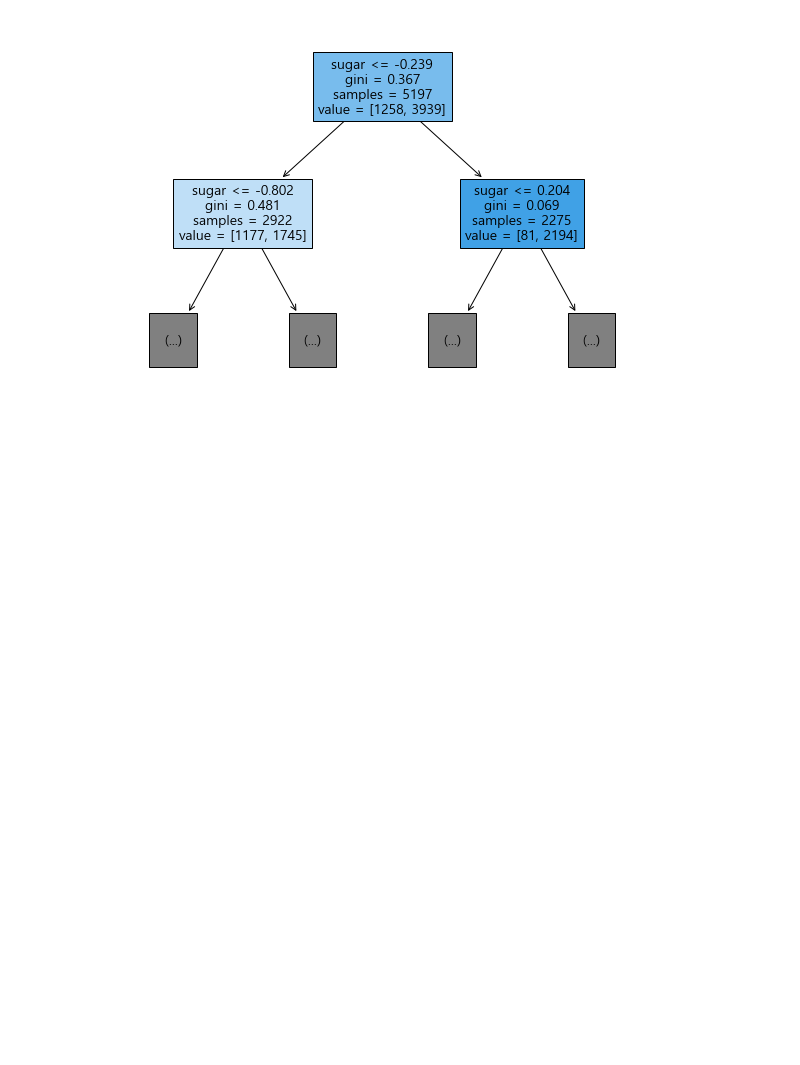
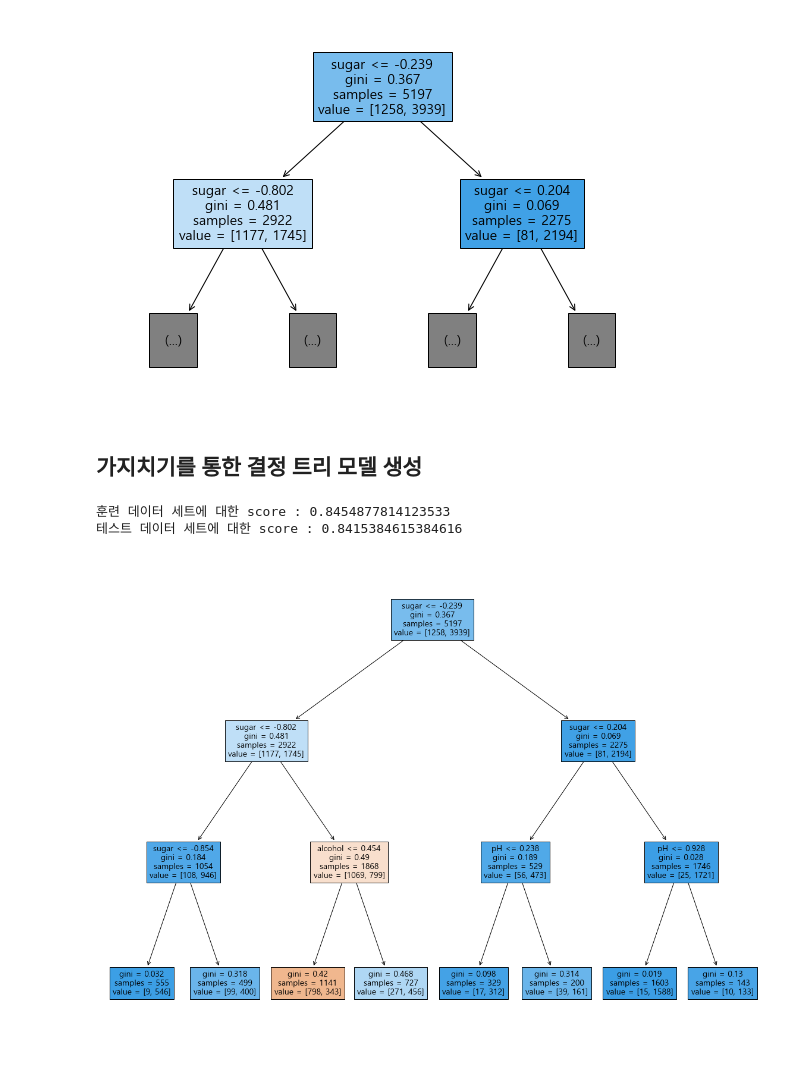
Before and after one commit to updaun/PythonBasic, a Jupyter notebook: jupyter_notebooks/DataModel/DecisionTree.ipynb, the cells around one changed output. Drawn from its saved outputs; the diff is of its cells as text; code cells hidden in the pictures; blank space fills up the shorter version.

Commit message:
DecisionTree update

```diff
--- a/jupyter_notebooks/DataModel/DecisionTree.ipynb
+++ b/jupyter_notebooks/DataModel/DecisionTree.ipynb
@@ -204,3 +204,21 @@ plot_tree(dt, max_depth = 1, filled =True,
 plt.show()
 # %% [output]
 [figure]
+# %% [markdown]
+## 가지치기를 통한 결정 트리 모델 생성
+# %%
+dt = DecisionTreeClassifier(max_depth = 3, random_state = 42 )
+dt.fit(train_scaled, train_target)
+
+print(f'훈련 데이터 세트에 대한 score : {dt.score(train_scaled, train_target)}')
+print(f'테스트 데이터 세트에 대한 score : {dt.score(test_scaled, test_target)}')
+# %% [output]
+훈련 데이터 세트에 대한 score : 0.8454877814123533
+테스트 데이터 세트에 대한 score : 0.8415384615384616
+# %%
+plt.figure(figsize = (20,15))
+plot_tree(dt, filled = True,
+         feature_names = ['alcohol', 'sugar', 'pH'])
+plt.show()
+# %% [output]
+[figure, added]
```
Also changed, not shown: parts of 24 cells of this notebook.
